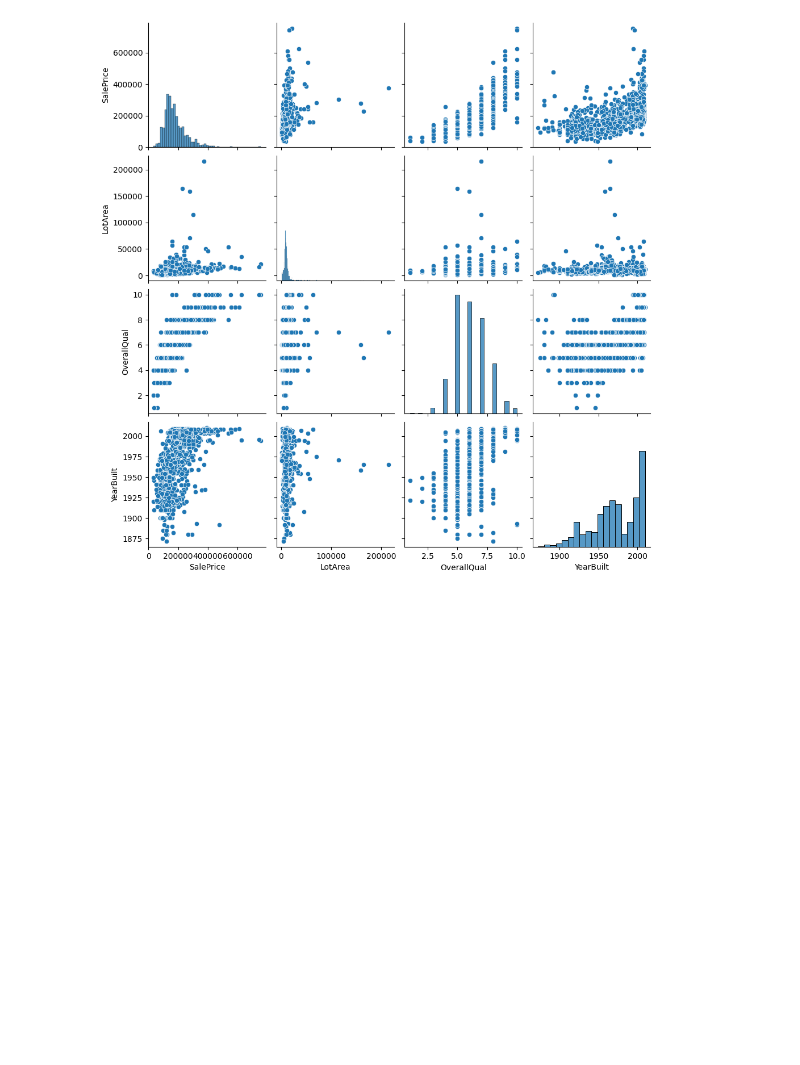
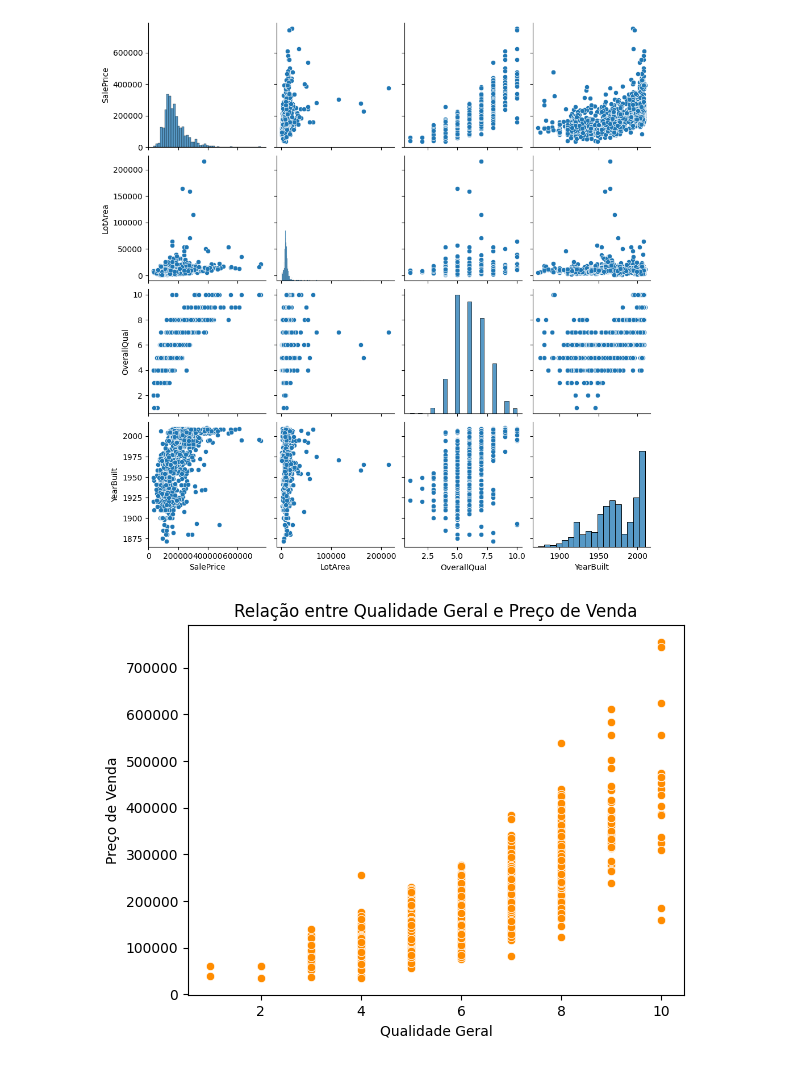
Before and after one commit to alearauj/mentoriabv, a Jupyter notebook: Mentoria_BV_Análise_de_dados.ipynb, the cells around one changed output. Saved outputs shown, nothing was run; the diff lists cells and outputs as text; code cells hidden in the pictures; blank space fills up the shorter version.

```diff
--- a/Mentoria_BV_Análise_de_dados.ipynb
+++ b/Mentoria_BV_Análise_de_dados.ipynb
@@ -359,3 +374,19 @@ sns.pairplot(subset_df)
 plt.show()
 # %% [output]
 [figure]
+# %%
+selected_columns = ['SalePrice', 'OverallQual']
+subset_df = df[selected_columns]
+
+# Criar o gráfico de dispersão com cor laranja mais escuro
+sns.scatterplot(data=subset_df, x='OverallQual', y='SalePrice', color='#FF8C00')
+
+# Adicionar título e rótulos
+plt.title('Relação entre Qualidade Geral e Preço de Venda')
+plt.xlabel('Qualidade Geral')
+plt.ylabel('Preço de Venda')
+
+# Mostrar o gráfico
+plt.show()
+# %% [output]
+[figure, added]
```
Also changed, not shown: parts of 7 cells of this notebook.
